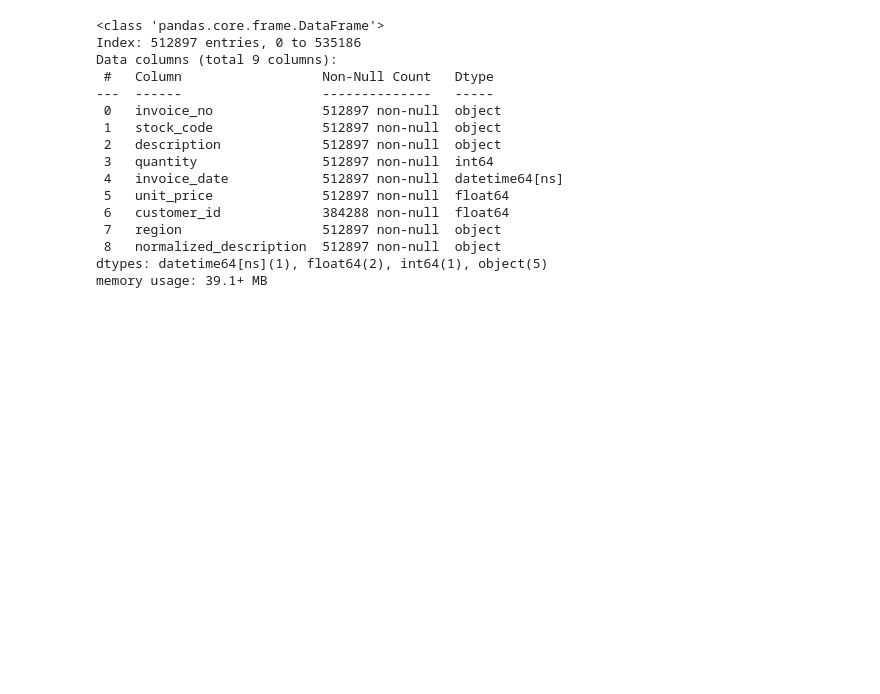
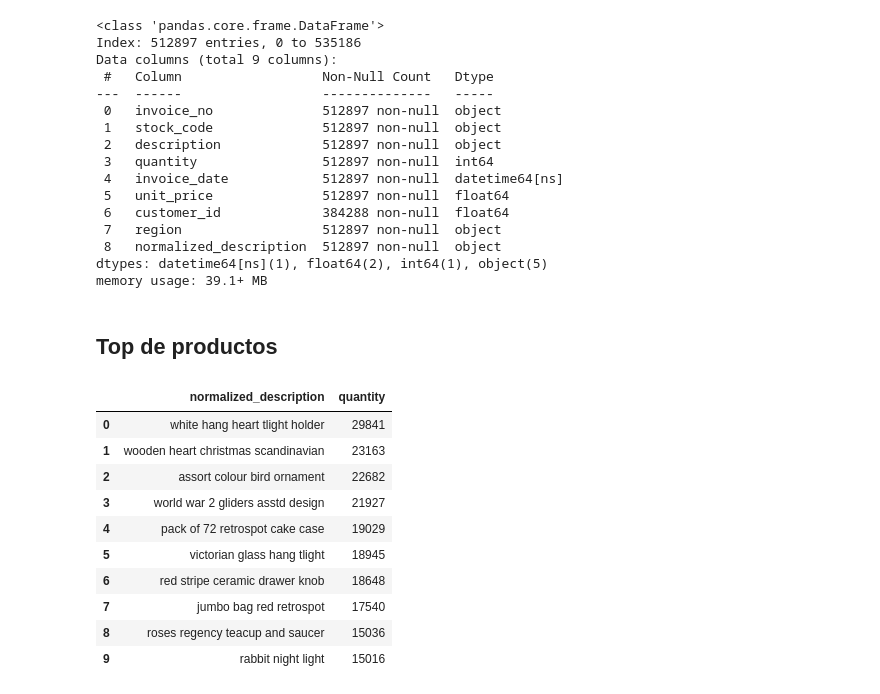
Before and after one commit to aurvantGitHub/hackathon-tripleten, a Jupyter notebook: datasets/intermediate/EDA.ipynb, the cells around one changed output. Cells and saved outputs as stored; diff of their text form; code cells hidden in the pictures; blank space fills up the shorter version.

```diff
--- a/datasets/intermediate/EDA.ipynb
+++ b/datasets/intermediate/EDA.ipynb
@@ -158,5 +162,21 @@ Data columns (total 9 columns):
  8   normalized_description  512897 non-null  object
 dtypes: datetime64[ns](1), float64(2), int64(1), object(5)
 memory usage: 39.1+ MB
-# %% [markdown]
-#
+# %% [markdown]
+##  Top de productos
+# %%
+# mostramos el top 10 de productos mas vendidos
+top10_products_quantity = df_pos_typical.groupby(by='normalized_description').agg({'quantity': 'sum'}).sort_values(by='quantity', ascending=False).head(10).reset_index()
+top10_products_quantity
+# %% [output]
+|  | normalized_description | quantity |
+| 0 | white hang heart tlight holder | 29841 |
+| 1 | wooden heart christmas scandinavian | 23163 |
+| 2 | assort colour bird ornament | 22682 |
+| 3 | world war 2 gliders asstd design | 21927 |
+| 4 | pack of 72 retrospot cake case | 19029 |
+| 5 | victorian glass hang tlight | 18945 |
+| 6 | red stripe ceramic drawer knob | 18648 |
+| 7 | jumbo bag red retrospot | 17540 |
+| 8 | roses regency teacup and saucer | 15036 |
+| 9 | rabbit night light | 15016 |
```
Also changed, not shown: parts of 6 cells of this notebook.
